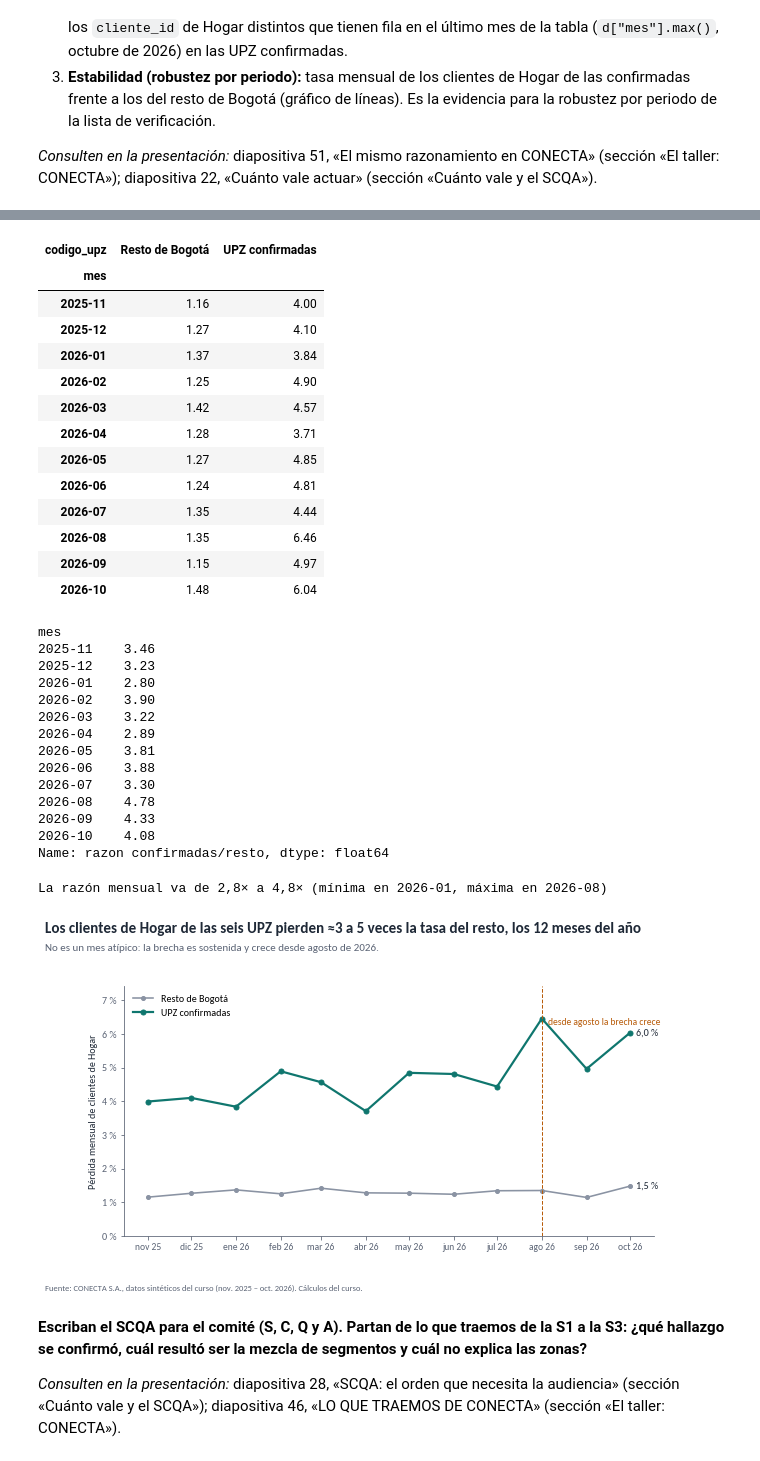
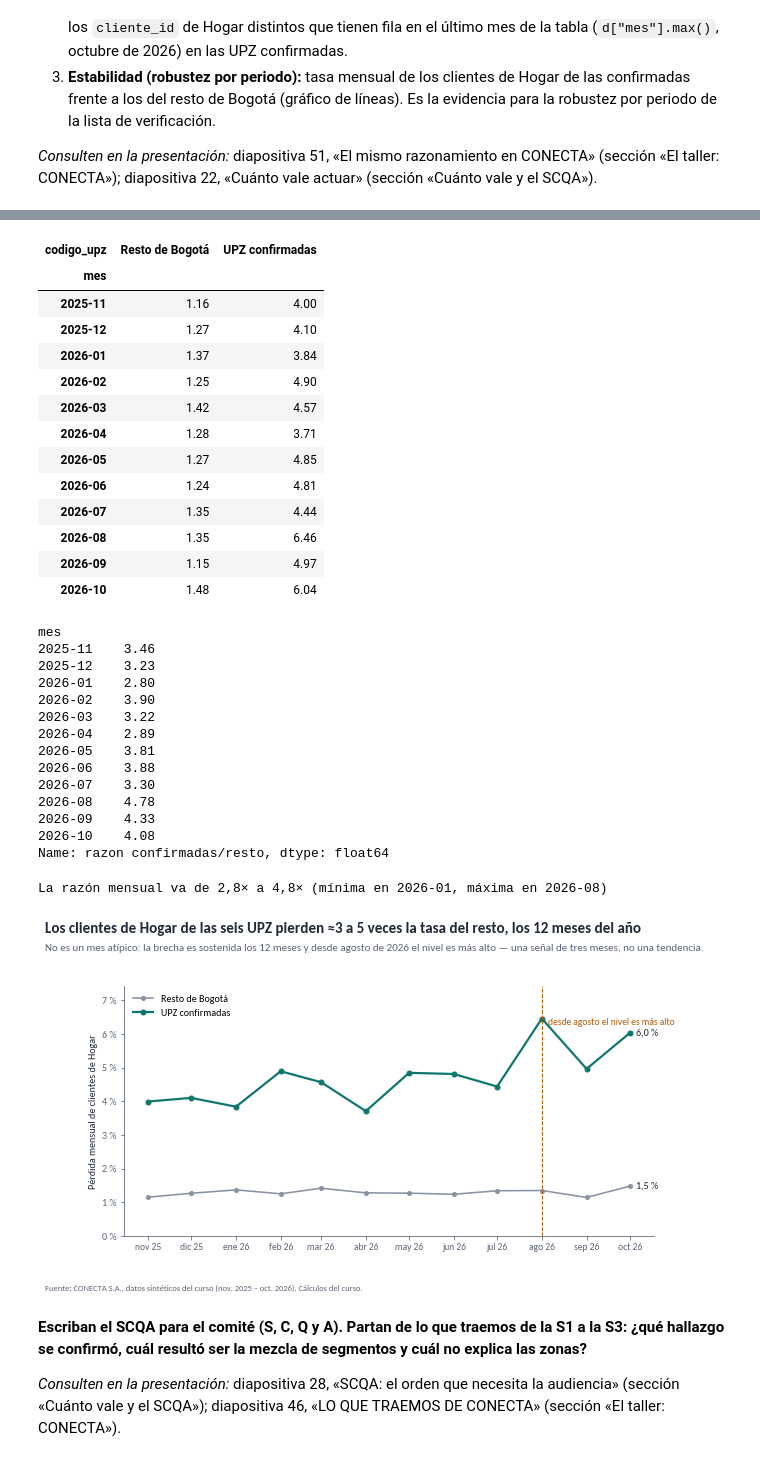
Before and after one commit to juliomariop/visualizacion_datos_especializacion, a Jupyter notebook: sesion_04/DATAVIZ_sesion_4_proyecto_A_grupo_9.ipynb, the cells around one changed output, grey strips where cells are left out. Saved outputs shown, nothing was run; the diff lists cells and outputs as text; code cells hidden in the pictures.

```diff
--- a/sesion_04/DATAVIZ_sesion_4_proyecto_A_grupo_9.ipynb
+++ b/sesion_04/DATAVIZ_sesion_4_proyecto_A_grupo_9.ipynb
@@ -412,7 +452,7 @@ ax.plot(meses, serie["Resto de Bogotá"], color=PALETA["neutro"], linewidth=1.6,
 ax.plot(meses, serie["UPZ confirmadas"], color=PALETA["principal"], linewidth=2.2, marker="o", markersize=5,
         label="UPZ confirmadas")
 ax.axvline(pd.Timestamp("2026-08"), color=PALETA["acento"], linewidth=1, linestyle="--")
-ax.annotate("desde agosto la brecha crece", (pd.Timestamp("2026-08"), serie["UPZ confirmadas"].max() * 0.97),
+ax.annotate("desde agosto el nivel es más alto", (pd.Timestamp("2026-08"), serie["UPZ confirmadas"].max() * 0.97),
             xytext=(6, 0), textcoords="offset points", fontsize=9.5, color=PALETA["acento"])
 for x_, y_, v_ in ((meses[-1], serie["UPZ confirmadas"].iloc[-1], serie["UPZ confirmadas"].iloc[-1]),
                  (meses[-1], serie["Resto de Bogotá"].iloc[-1], serie["Resto de Bogotá"].iloc[-1])):
@@ -427,40 +467,40 @@ ax.set_xticks(meses); ax.set_xticklabels([ROTULOS_MES[m] for m in serie.index],
 ax.set_ylabel("Pérdida mensual de clientes de Hogar")
 ax.legend(fontsize=10, frameon=False, loc="upper left")
 titulo(fig, "Los clientes de Hogar de las seis UPZ pierden ≈3 a 5 veces la tasa del resto, los 12 meses del año",
-       "No es un mes atípico: la brecha es sostenida y crece desde agosto de 2026.")
+       "No es un mes atípico: la brecha es sostenida los 12 meses y desde agosto de 2026 el nivel es más alto — una señal de tres meses, no una tendencia.")
 fuente(fig, FUENTE_CONECTA)
 guardar(fig, "serie_mensual_hogar.png")
 # %% [output]
 | codigo_upz | Resto de Bogotá | UPZ confirmadas |
 | mes |  |  |
 | 2025-11 | 1.16 | 4.00 |
 | 2025-12 | 1.27 | 4.10 |
 | 2026-01 | 1.37 | 3.84 |
 | 2026-02 | 1.25 | 4.90 |
 | 2026-03 | 1.42 | 4.57 |
 | 2026-04 | 1.28 | 3.71 |
 | 2026-05 | 1.27 | 4.85 |
 | 2026-06 | 1.24 | 4.81 |
 | 2026-07 | 1.35 | 4.44 |
 | 2026-08 | 1.35 | 6.46 |
 | 2026-09 | 1.15 | 4.97 |
 | 2026-10 | 1.48 | 6.04 |
 mes
 2025-11    3.46
 2025-12    3.23
 2026-01    2.80
 2026-02    3.90
 2026-03    3.22
 2026-04    2.89
 2026-05    3.81
 2026-06    3.88
 2026-07    3.30
 2026-08    4.78
 2026-09    4.33
 2026-10    4.08
 Name: razon confirmadas/resto, dtype: float64
 La razón mensual va de 2,8× a 4,8× (mínima en 2026-01, máxima en 2026-08)
-[figure, old version]
+[figure, new version]
 # %% [markdown]
 **Escriban el SCQA para el comité (S, C, Q y A). Partan de lo que traemos de la S1 a la S3: ¿qué hallazgo se confirmó, cuál resultó ser la mezcla de segmentos y cuál no explica las zonas?**
 
```
Also changed, not shown: parts of 12 cells of this notebook, 8 other files.
